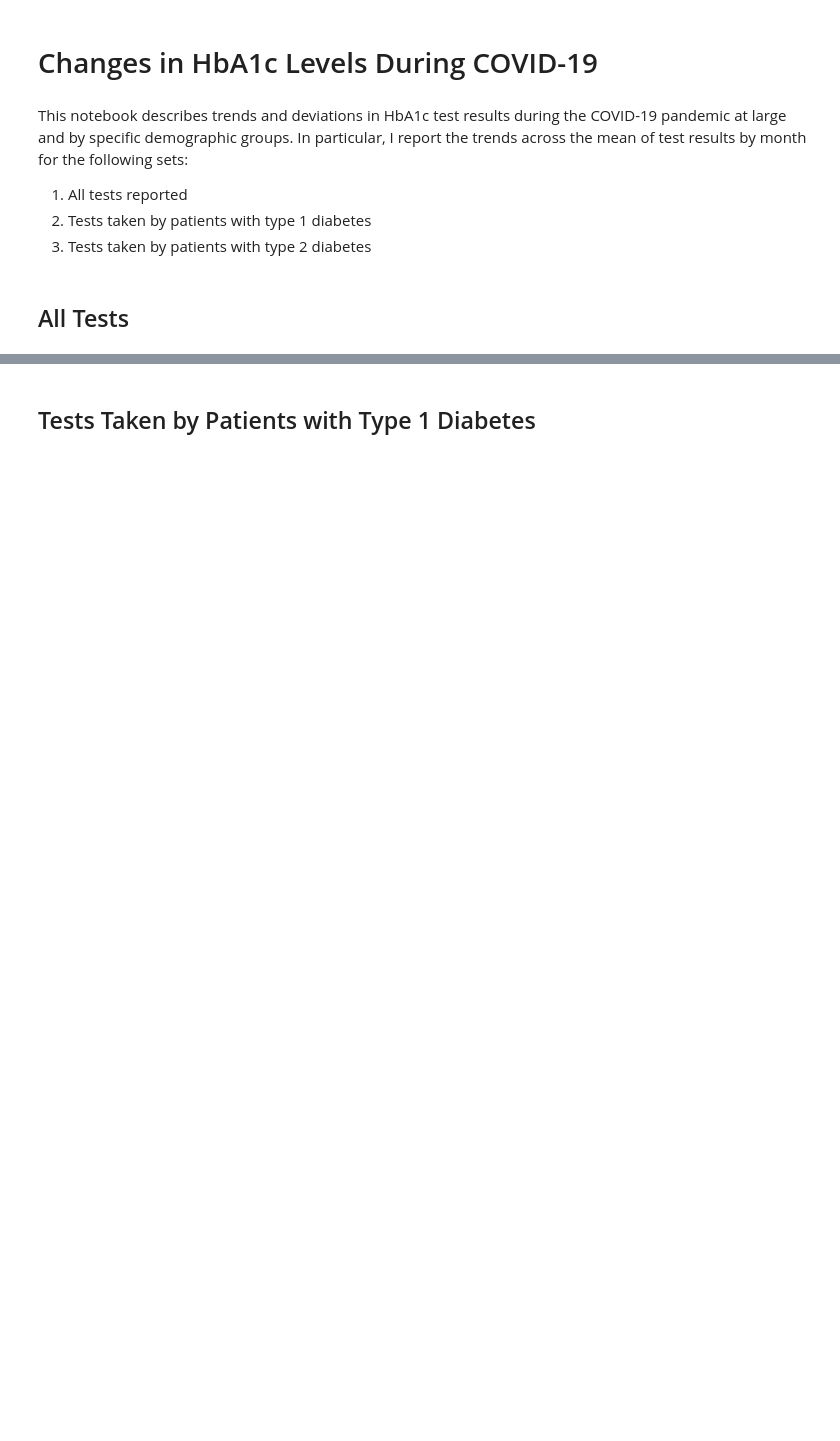
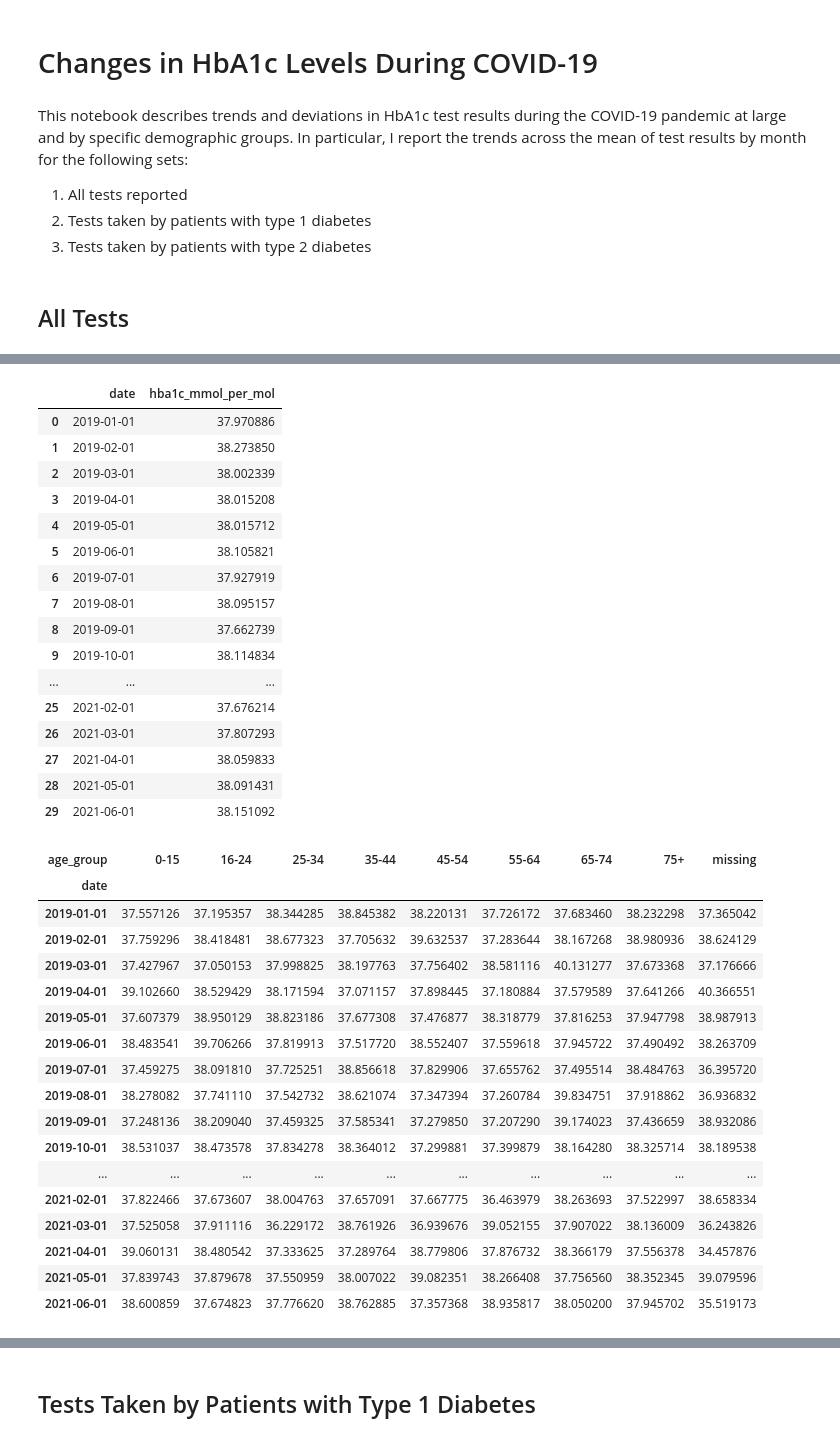
Before and after one commit to opensafely/HbA1c-levels, a Jupyter notebook: notebooks/hba1c_levels.ipynb, the cells around one changed output, grey strips where cells are left out. Drawn from its saved outputs; the diff is of its cells as text; code cells hidden in the pictures; blank space fills up the shorter version.

```diff
--- a/notebooks/hba1c_levels.ipynb
+++ b/notebooks/hba1c_levels.ipynb
@@ -155,0 +170,69 @@ create_chart(df_mi, 'mental_illness', 'Mean of Test Results (Patients with Menta
+# %%
+### Create and display tables showing exact values by month
+
+# Population
+display(df_pop)
+
+# Age
+display(df_wide(df_age, 'age_group'))
+
+# Sex
+display(df_wide(df_sex, 'sex'))
+
+# Ethnicity
+df_eth_wide = df_wide(df_eth, 'ethnicity')
+df_eth_wide = df_eth_wide[['Asian', 'Black', 'Mixed', 'White', 'Other', 'Unknown']]
+display(df_eth_wide)
+
+# Region
+display(df_wide(df_region, 'region'))
+
+# IMD
+display(df_wide(df_imd, 'imd'))
+
+# Diabetes Type
+display(df_wide(df_dt, 'diabetes_type'))
+
+# Learning Disability
+display(df_wide(df_ld, 'learning_disability'))
+
+# Mental Illness
+df_mi_wide = df_wide(df_mi, 'mental_illness')
+df_mi_wide = df_mi_wide[['None', 'Depression', 'Severe Mental Illness']]
+display(df_mi_wide)
+# %% [output]
+|  | date | hba1c_mmol_per_mol |
+| 0 | 2019-01-01 | 37.970886 |
+| 1 | 2019-02-01 | 38.273850 |
+| 2 | 2019-03-01 | 38.002339 |
+| 3 | 2019-04-01 | 38.015208 |
+| 4 | 2019-05-01 | 38.015712 |
+| 5 | 2019-06-01 | 38.105821 |
+| 6 | 2019-07-01 | 37.927919 |
+| 7 | 2019-08-01 | 38.095157 |
+| 8 | 2019-09-01 | 37.662739 |
+| 9 | 2019-10-01 | 38.114834 |
+| ... | ... | ... |
+| 25 | 2021-02-01 | 37.676214 |
+| 26 | 2021-03-01 | 37.807293 |
+| 27 | 2021-04-01 | 38.059833 |
+| 28 | 2021-05-01 | 38.091431 |
+| 29 | 2021-06-01 | 38.151092 |
+| age_group | 0-15 | 16-24 | 25-34 | 35-44 | 45-54 | 55-64 | 65-74 | 75+ | missing |
+| date |  |  |  |  |  |  |  |  |  |
+| 2019-01-01 | 37.557126 | 37.195357 | 38.344285 | 38.845382 | 38.220131 | 37.726172 | 37.683460 | 38.232298 | 37.365042 |
+| 2019-02-01 | 37.759296 | 38.418481 | 38.677323 | 37.705632 | 39.632537 | 37.283644 | 38.167268 | 38.980936 | 38.624129 |
+| 2019-03-01 | 37.427967 | 37.050153 | 37.998825 | 38.197763 | 37.756402 | 38.581116 | 40.131277 | 37.673368 | 37.176666 |
+| 2019-04-01 | 39.102660 | 38.529429 | 38.171594 | 37.071157 | 37.898445 | 37.180884 | 37.579589 | 37.641266 | 40.366551 |
+| 2019-05-01 | 37.607379 | 38.950129 | 38.823186 | 37.677308 | 37.476877 | 38.318779 | 37.816253 | 37.947798 | 38.987913 |
+| 2019-06-01 | 38.483541 | 39.706266 | 37.819913 | 37.517720 | 38.552407 | 37.559618 | 37.945722 | 37.490492 | 38.263709 |
+| 2019-07-01 | 37.459275 | 38.091810 | 37.725251 | 38.856618 | 37.829906 | 37.655762 | 37.495514 | 38.484763 | 36.395720 |
+| 2019-08-01 | 38.278082 | 37.741110 | 37.542732 | 38.621074 | 37.347394 | 37.260784 | 39.834751 | 37.918862 | 36.936832 |
+| 2019-09-01 | 37.248136 | 38.209040 | 37.459325 | 37.585341 | 37.279850 | 37.207290 | 39.174023 | 37.436659 | 38.932086 |
+| 2019-10-01 | 38.531037 | 38.473578 | 37.834278 | 38.364012 | 37.299881 | 37.399879 | 38.164280 | 38.325714 | 38.189538 |
+| ... | ... | ... | ... | ... | ... | ... | ... | ... | ... |
+| 2021-02-01 | 37.822466 | 37.673607 | 38.004763 | 37.657091 | 37.667775 | 36.463979 | 38.263693 | 37.522997 | 38.658334 |
+| 2021-03-01 | 37.525058 | 37.911116 | 36.229172 | 38.761926 | 36.939676 | 39.052155 | 37.907022 | 38.136009 | 36.243826 |
+| 2021-04-01 | 39.060131 | 38.480542 | 37.333625 | 37.289764 | 38.779806 | 37.876732 | 38.366179 | 37.556378 | 34.457876 |
+| 2021-05-01 | 37.839743 | 37.879678 | 37.550959 | 38.007022 | 39.082351 | 38.266408 | 37.756560 | 38.352345 | 39.079596 |
+| 2021-06-01 | 38.600859 | 37.674823 | 37.776620 | 38.762885 | 37.357368 | 38.935817 | 38.050200 | 37.945702 | 35.519173 |
```
Also changed, not shown: parts of 9 cells of this notebook, 2 other files.
